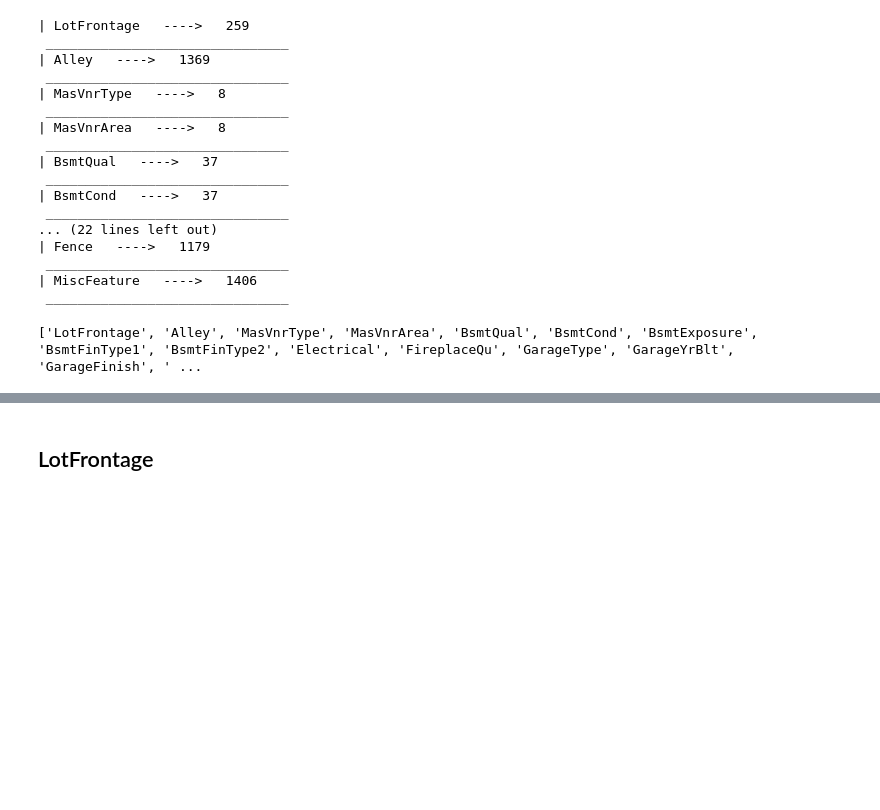
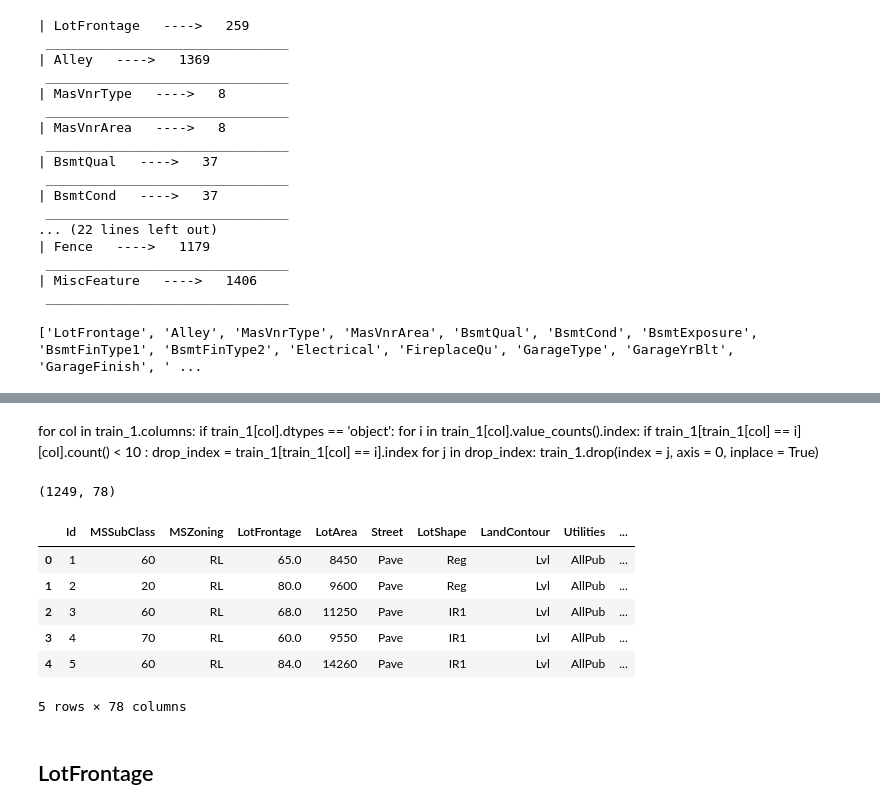
Before and after one commit to gulakkoc/My_Machine_Learning_Practices, a Jupyter notebook: My_Notes/Projects/house-prices_Linear_reg/Linear_Reg_Model.ipynb, the cells around one changed output, grey strips where cells are left out. Drawn from its saved outputs; the diff is of its cells as text; code cells hidden in the pictures; blank space fills up the shorter version.

```diff
--- a/My_Notes/Projects/house-prices_Linear_reg/Linear_Reg_Model.ipynb
+++ b/My_Notes/Projects/house-prices_Linear_reg/Linear_Reg_Model.ipynb
@@ -164,3 +185,25 @@ test1 = test
+# %% [markdown]
+for col in train_1.columns:
+    if train_1[col].dtypes == 'object':
+        for i in train_1[col].value_counts().index:
+            if train_1[train_1[col] == i][col].count() < 10 :
+                drop_index = train_1[train_1[col] == i].index
+                for j in drop_index:
+                    train_1.drop(index = j, axis = 0, inplace = True)
+# %%
+train_1.shape
+# %% [output]
+(1249, 78)
+# %%
+train_1.head(5)
+# %% [output]
+|  | Id | MSSubClass | MSZoning | LotFrontage | LotArea | Street | LotShape | LandContour | Utilities | ... |
+| 0 | 1 | 60 | RL | 65.0 | 8450 | Pave | Reg | Lvl | AllPub | ... |
+| 1 | 2 | 20 | RL | 80.0 | 9600 | Pave | Reg | Lvl | AllPub | ... |
+| 2 | 3 | 60 | RL | 68.0 | 11250 | Pave | IR1 | Lvl | AllPub | ... |
+| 3 | 4 | 70 | RL | 60.0 | 9550 | Pave | IR1 | Lvl | AllPub | ... |
+| 4 | 5 | 60 | RL | 84.0 | 14260 | Pave | IR1 | Lvl | AllPub | ... |
+5 rows × 78 columns
 # %% [markdown]
 ## LotFrontage
 # %%
```
Also changed, not shown: parts of 19 cells of this notebook.
